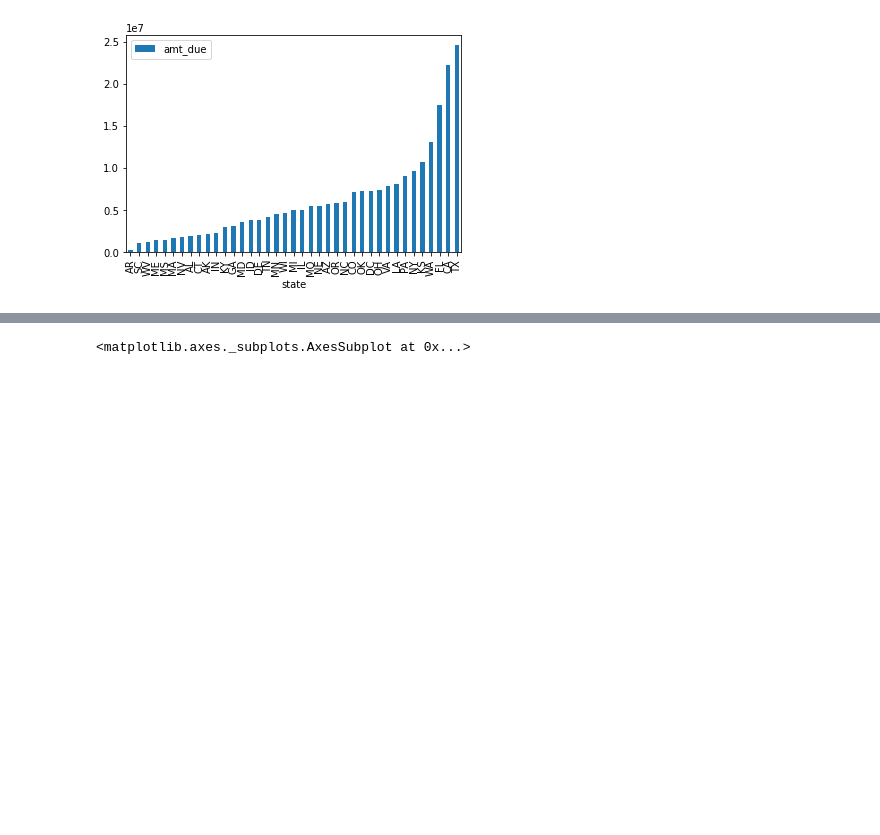
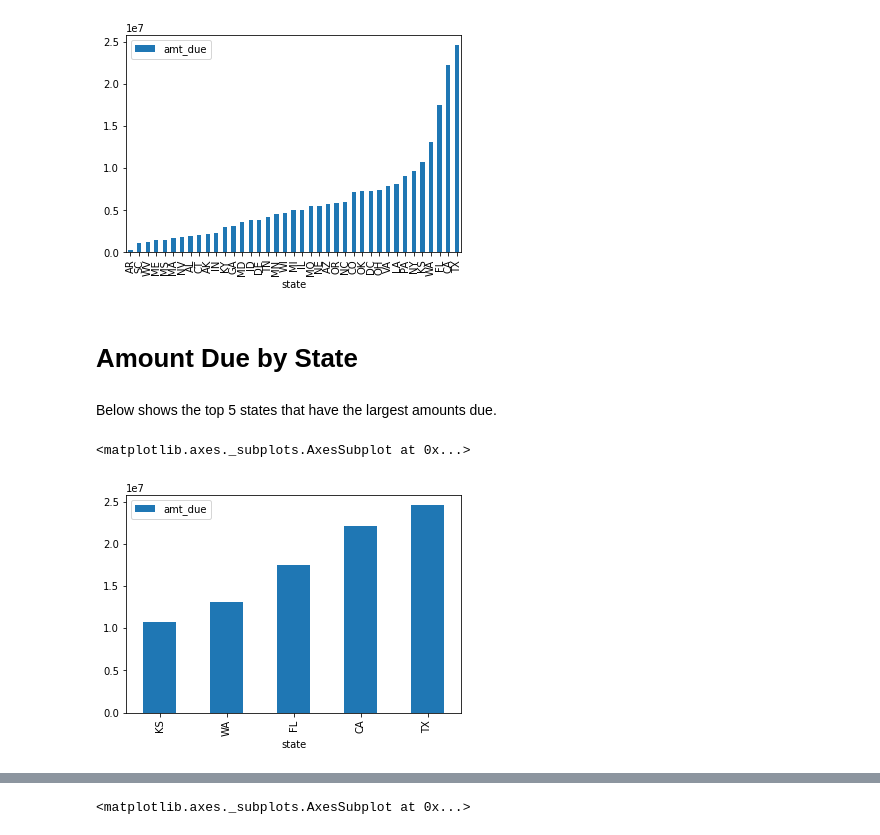
Before and after one commit to hartleyc3/consulting_visuals-1, a Jupyter notebook: notebooks/Visualization of Data.ipynb, the cells around one changed output, grey strips where cells are left out. Drawn from its saved outputs; the diff is of its cells as text; code cells hidden in the pictures; blank space fills up the shorter version.

Commit message:
amount due by state

```diff
--- a/notebooks/Visualization of Data.ipynb
+++ b/notebooks/Visualization of Data.ipynb
@@ -96,6 +96,15 @@ df_detail.groupby('state', as_index=False).agg({'amt_due':'sum'}).sort_values('a
 # %% [output]
 <matplotlib.axes._subplots.AxesSubplot at 0x...>
 [figure]
+# %% [markdown]
+# Amount Due by State
+# %% [markdown]
+ Below shows the top 5 states that have the largest amounts due.
+# %%
+df_detail.groupby('state', as_index=False).agg({'amt_due':'sum'}).sort_values('amt_due')[-5:].plot.bar(y = 'amt_due', x= 'state')
+# %% [output]
+<matplotlib.axes._subplots.AxesSubplot at 0x...>
+[figure, added]
 # %%
 df_v = df_detail.reset_index()
 df_v['year'] = df_v['due_date'].dt.year
```
